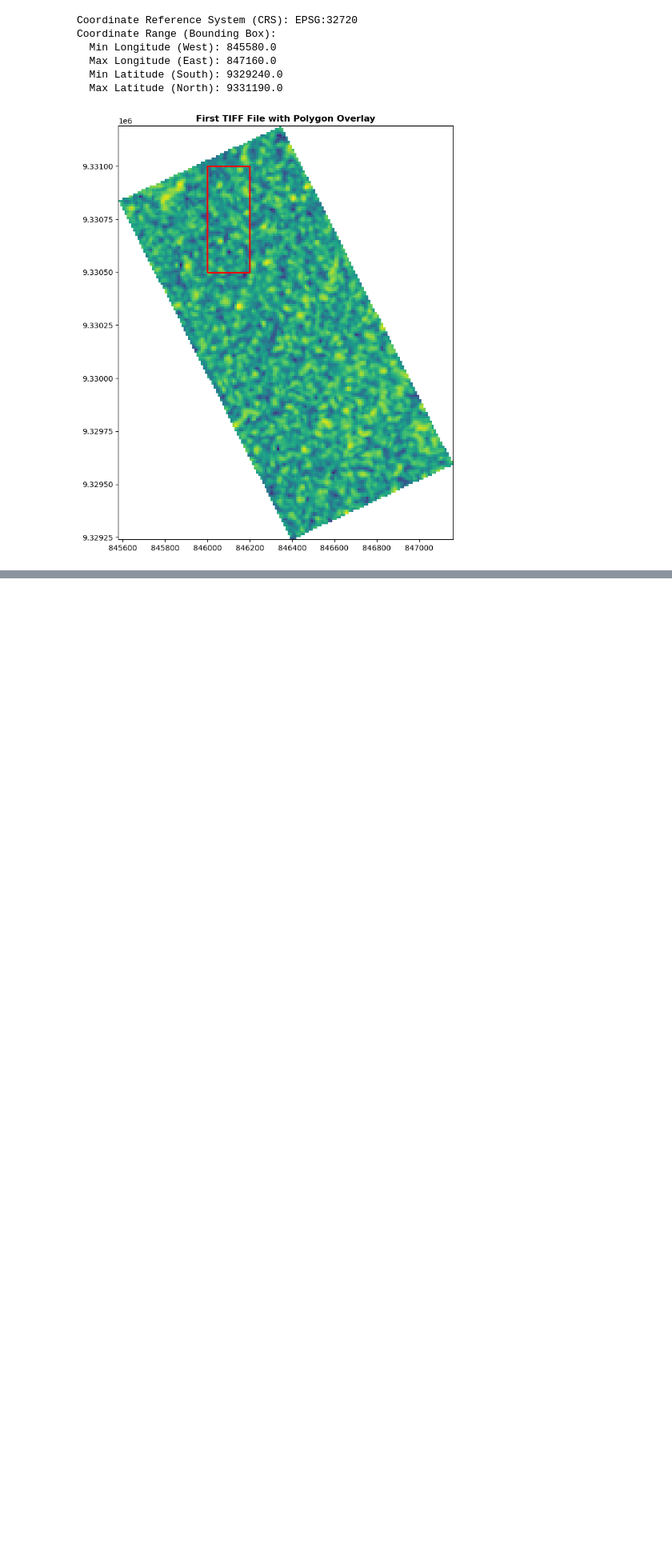
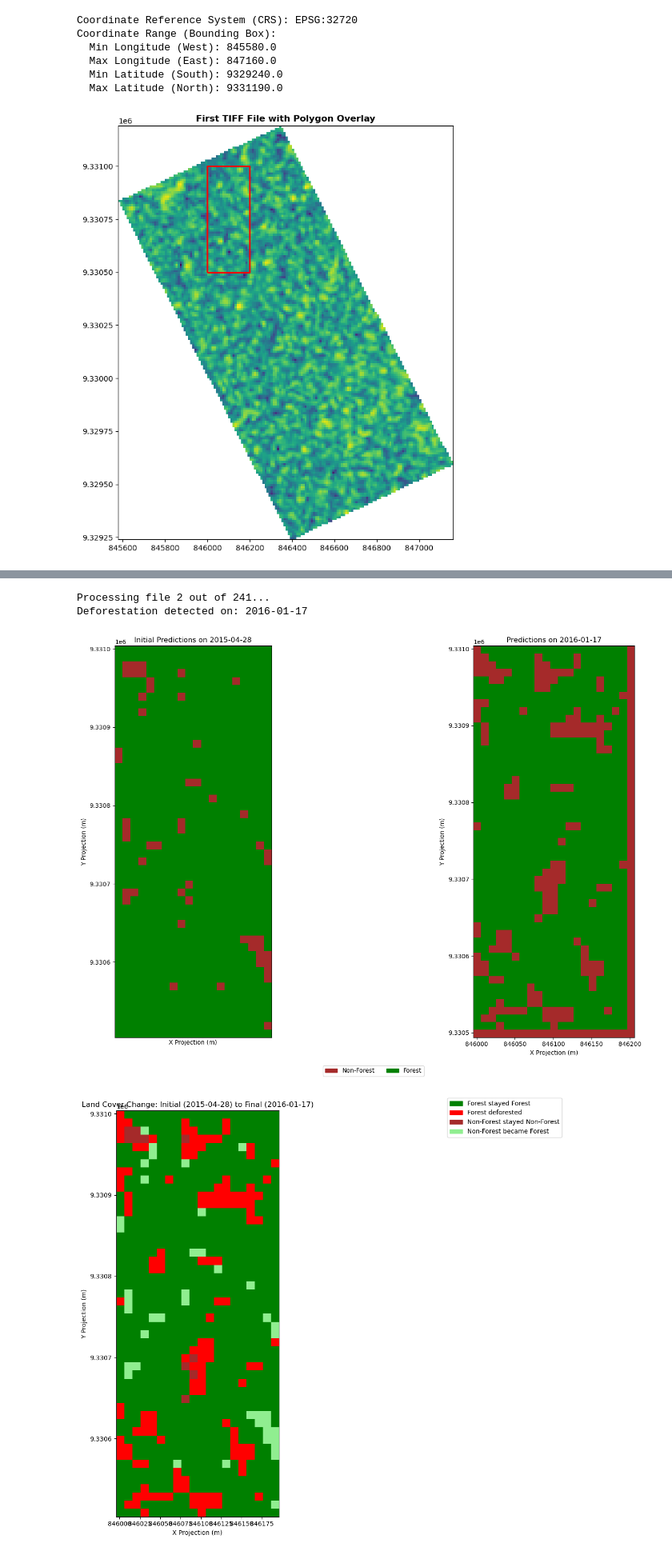
Before and after one commit to raznuss/MarvinBlue, a Jupyter notebook: Deforestation_Event_Detection.ipynb, the cells around one changed output, grey strips where cells are left out. Shown at 80% size. Saved outputs shown, nothing was run; the diff lists cells and outputs as text; code cells hidden in the pictures; blank space fills up the shorter version.

Commit message:
Examine methods to define deforestation

```diff
--- a/Deforestation_Event_Detection.ipynb
+++ b/Deforestation_Event_Detection.ipynb
@@ -357,0 +500,8 @@ Processing file 241 out of 241...
+# %%
+# Run the classification with different methods
+classify_and_detect_deforestation(gdf, tif_files, method='rate_of_change')
+# %% [output]
+Processing file 2 out of 241...
+Deforestation detected on: 2016-01-17
+[figure, added]
+[figure, added]
```
Also changed, not shown: parts of 9 cells of this notebook, 1 other file.
